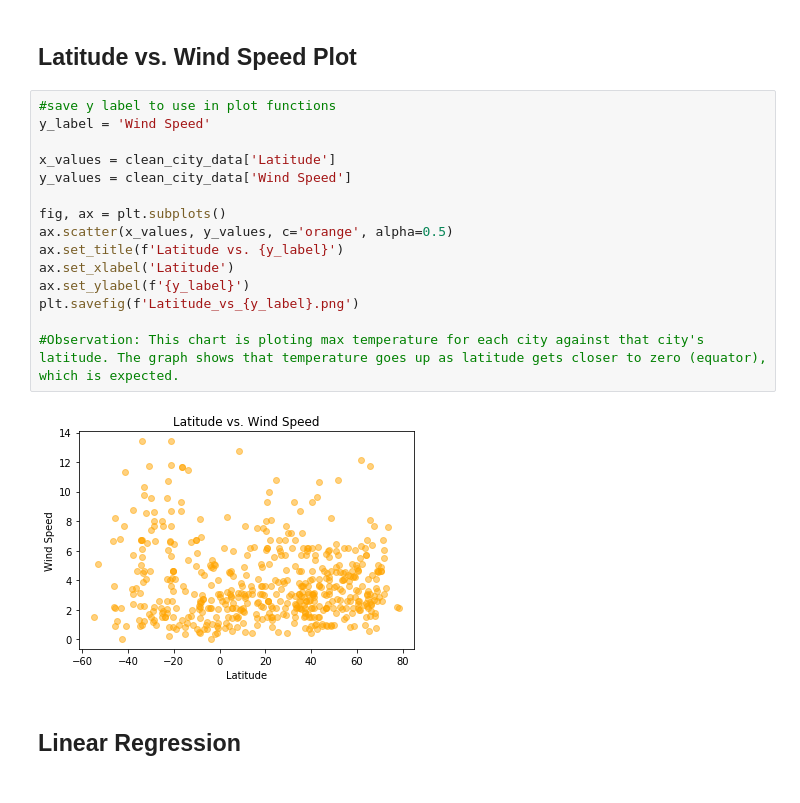
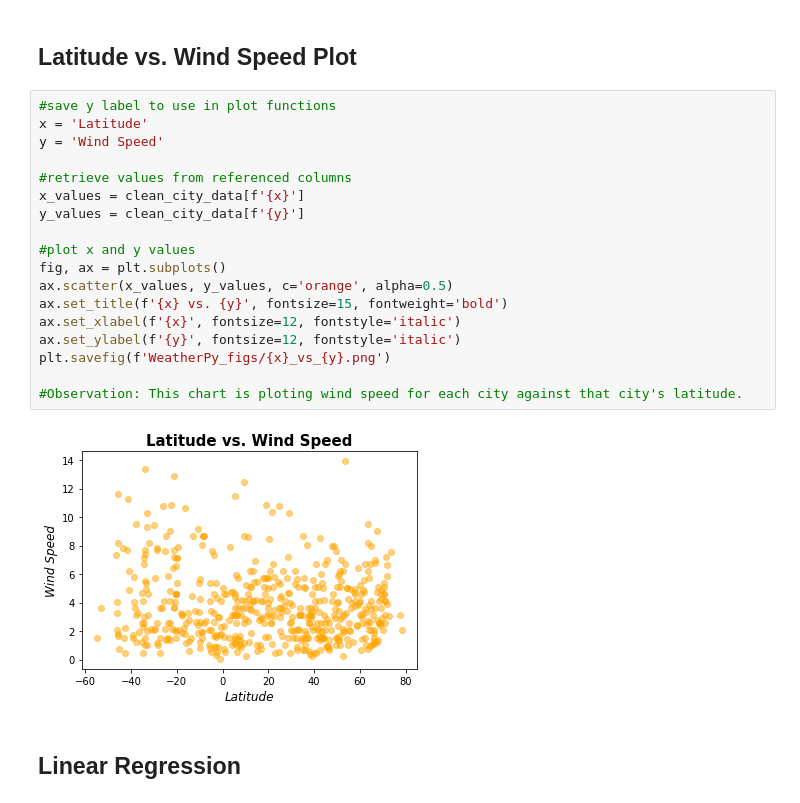
Before and after one commit to drewpgilmore/python_api_challenge, a Jupyter notebook: WeatherPy/WeatherPy.ipynb, the cells around one changed output. Drawn from its saved outputs; the diff is of its cells as text.

```diff
--- a/WeatherPy/WeatherPy.ipynb
+++ b/WeatherPy/WeatherPy.ipynb
@@ -213,21 +235,24 @@ plt.savefig(f'Latitude_vs_{y_label}.png')
 ## Latitude vs. Wind Speed Plot
 # %%
 #save y label to use in plot functions
-y_label = 'Wind Speed'
+x = 'Latitude'
+y = 'Wind Speed'
 
-x_values = clean_city_data['Latitude']
-y_values = clean_city_data['Wind Speed']
+#retrieve values from referenced columns
+x_values = clean_city_data[f'{x}']
+y_values = clean_city_data[f'{y}']
 
+#plot x and y values
 fig, ax = plt.subplots()
 ax.scatter(x_values, y_values, c='orange', alpha=0.5)
-ax.set_title(f'Latitude vs. {y_label}')
-ax.set_xlabel('Latitude')
-ax.set_ylabel(f'{y_label}')
-plt.savefig(f'Latitude_vs_{y_label}.png')
+ax.set_title(f'{x} vs. {y}', fontsize=15, fontweight='bold')
+ax.set_xlabel(f'{x}', fontsize=12, fontstyle='italic')
+ax.set_ylabel(f'{y}', fontsize=12, fontstyle='italic')
+plt.savefig(f'WeatherPy_figs/{x}_vs_{y}.png')
 
-#Observation: This chart is ploting max temperature for each city against that city's latitude. The graph shows that temperature goes up as latitude gets closer to zero (equator), which is expected.
+#Observation: This chart is ploting wind speed for each city against that city's latitude.
 # %% [output]
-[figure, old version]
+[figure, new version]
 # %% [markdown]
 ## Linear Regression
 # %%
```
Also changed, not shown: parts of 23 cells of this notebook.
